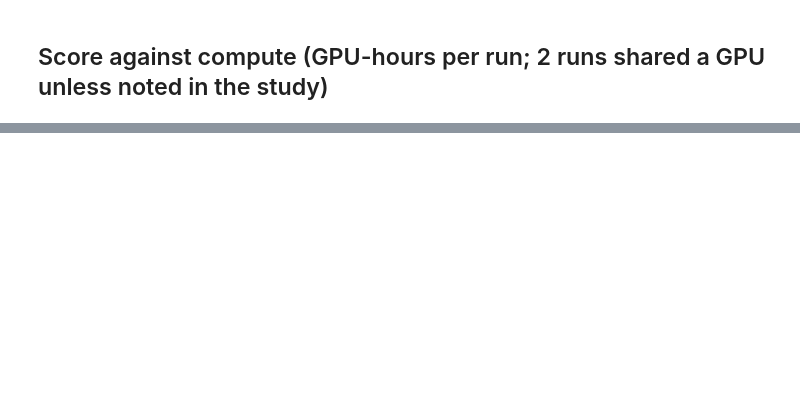
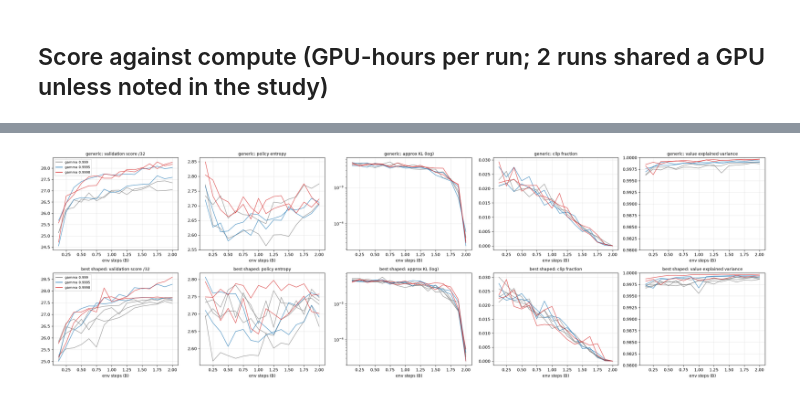
Before and after one commit to MikaVohl/terraria-env, a Jupyter notebook: notebooks/v8_env_results_2026_10_31.ipynb, the cells around one changed output, grey strips where cells are left out. Cells and saved outputs as stored; diff of their text form; code cells hidden in the pictures; blank space fills up the shorter version.

```diff
--- a/notebooks/v8_env_results_2026_10_31.ipynb
+++ b/notebooks/v8_env_results_2026_10_31.ipynb
@@ -525,0 +502,26 @@ plt.tight_layout()
+# %%
+metrics = [("score", "validation score /32"), ("policy_entropy", "policy entropy"), ("approx_kl", "approx KL (log)"),
+           ("clip_fraction", "clip fraction"), ("explained_variance", "value explained variance")]
+colors = {0.999: "tab:gray", 0.9995: "tab:blue", 0.9998: "tab:red"}
+gmask = (v["ore %"] == 300) & (v.world == "128x96") & (v.view == "11x9") & (v.budget == "2B") & (v.memory == "-") & (v.go_explore == 0)
+fig, axes = plt.subplots(2, len(metrics), figsize=(5 * len(metrics), 8))
+for row, (arm, mask) in enumerate({"generic": gmask & gen_arm, "best shaped": gmask & best_arm}.items()):
+    for _, r in runs[mask].iterrows():
+        study_dir = DATA / STUDIES[r.study]
+        group, name = r.run.split("/")
+        curve = json.loads((study_dir / group / "runs" / name / "curve.json").read_text())
+        x = [c["steps"] / 2**30 for c in curve]
+        for col, (m, label) in enumerate(metrics):
+            y = [c["evaluation"]["mean_achievements"] if m == "score" else c["profile"][m] for c in curve]
+            axes[row, col].plot(x, y, color=colors.get(r.gamma, "k"), alpha=.8, lw=1.2)
+    for col, (m, label) in enumerate(metrics):
+        ax = axes[row, col]
+        ax.set_title(f"{arm}: {label}", fontsize=10); ax.grid(alpha=.3); ax.set_xlabel("env steps (B)")
+        if m == "approx_kl": ax.set_yscale("log")
+        if m == "explained_variance": ax.set_ylim(0.98, 1.0)
+    for g, c in colors.items():
+        axes[row, 0].plot([], [], color=c, label=f"gamma {g}")
+    axes[row, 0].legend(fontsize=8)
+plt.tight_layout()
+# %% [output]
+[figure, added]
```
Also changed, not shown: parts of 11 cells of this notebook.
